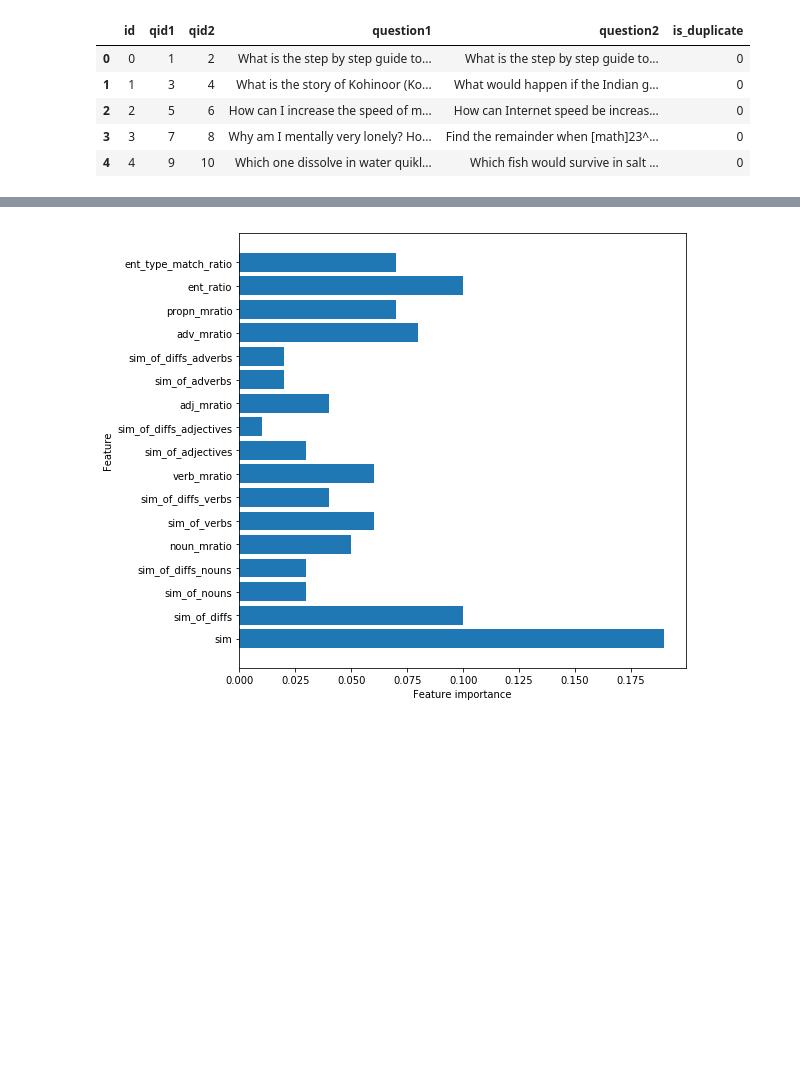
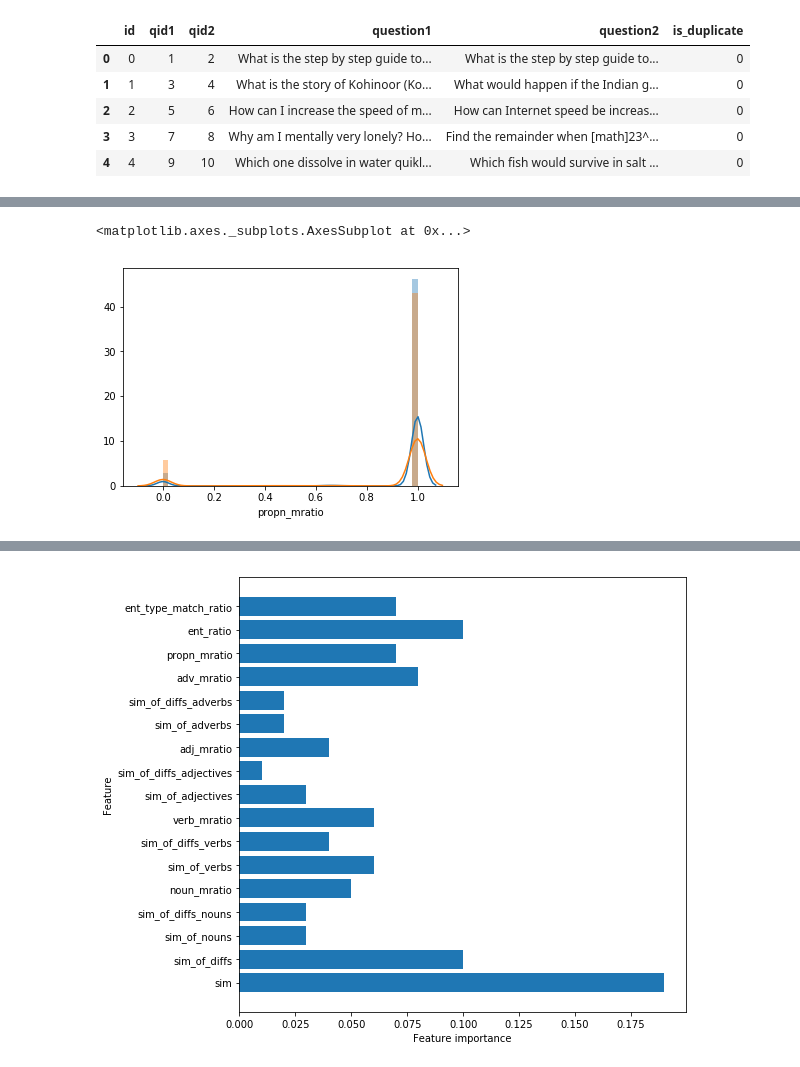
Before and after one commit to colemiller94/quora_question_project, a Jupyter notebook: Quora_Questions_Final_Book.ipynb, the cells around one changed output, grey strips where cells are left out. Saved outputs shown, nothing was run; the diff lists cells and outputs as text; code cells hidden in the pictures; blank space fills up the shorter version.

```diff
--- a/Quora_Questions_Final_Book.ipynb
+++ b/Quora_Questions_Final_Book.ipynb
@@ -81,0 +201,8 @@ ent type match ratio:  1.0
+# %%
+
+plt.subplot()
+sns.distplot(X.loc[len(X)/2:].propn_mratio)
+sns.distplot(X.loc[:len(X)/2].propn_mratio)
+# %% [output]
+<matplotlib.axes._subplots.AxesSubplot at 0x...>
+[figure, added]
```
Also changed, not shown: parts of 52 cells of this notebook, 1 other file.
